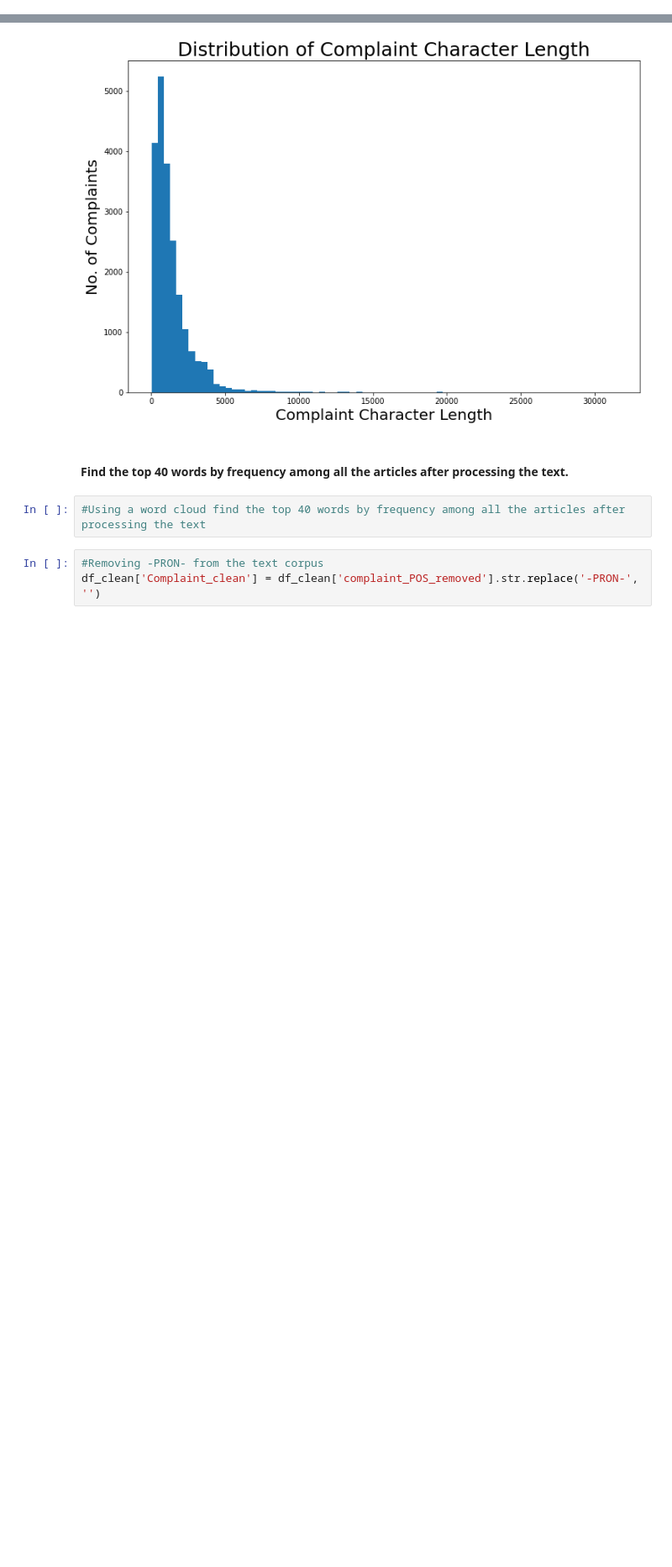
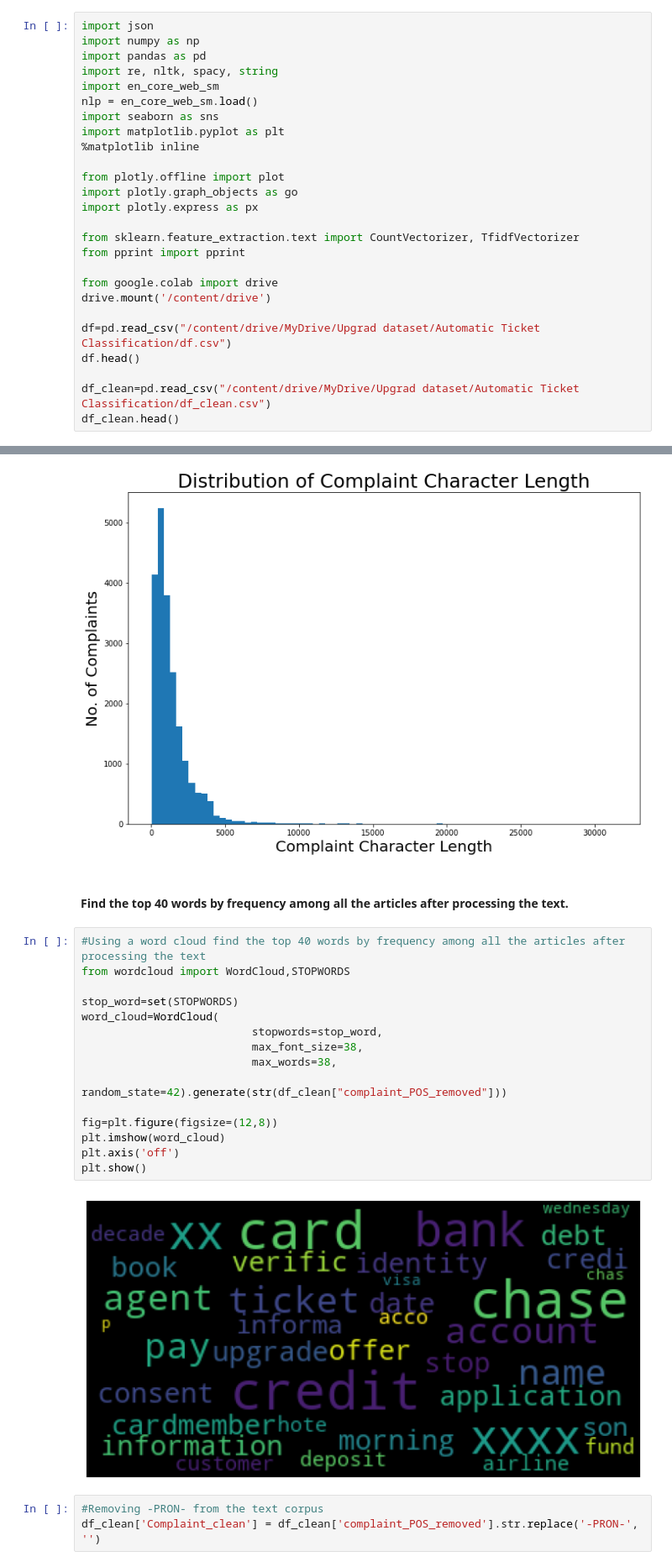
Before and after one commit to AxithChoudhary/Automatic_Ticket_Classification, a Jupyter notebook: Automatic_Ticket_Classification.ipynb, the cells around one changed output, grey strips where cells are left out. Shown at 84% size. Saved outputs shown, nothing was run; the diff lists cells and outputs as text; blank space fills up the shorter version.

```diff
--- a/Automatic_Ticket_Classification.ipynb
+++ b/Automatic_Ticket_Classification.ipynb
@@ -370,3 +367,29 @@ Write the code in this task to perform the following:
 *   Visualise the data according to the 'Complaint' character length
 *   Using a word cloud find the top 40 words by frequency among all the articles after processing the text
 *   Find the top unigrams,bigrams and trigrams by frequency among all the complaints after processing the text. ‘
+# %%
+import json
+import numpy as np
+import pandas as pd
+import re, nltk, spacy, string
+import en_core_web_sm
+nlp = en_core_web_sm.load()
+import seaborn as sns
+import matplotlib.pyplot as plt
+%matplotlib inline
+
+from plotly.offline import plot
+import plotly.graph_objects as go
+import plotly.express as px
+
+from sklearn.feature_extraction.text import CountVectorizer, TfidfVectorizer
+from pprint import pprint
+
+from google.colab import drive
+drive.mount('/content/drive')
+
+df=pd.read_csv("/content/drive/MyDrive/Upgrad dataset/Automatic Ticket Classification/df.csv")
+df.head()
+
+df_clean=pd.read_csv("/content/drive/MyDrive/Upgrad dataset/Automatic Ticket Classification/df_clean.csv")
+df_clean.head()
@@ -389,6 +421,21 @@ Text(0, 0.5, 'No. of Complaints')
 #### Find the top 40 words by frequency among all the articles after processing the text.
 # %%
 #Using a word cloud find the top 40 words by frequency among all the articles after processing the text
+from wordcloud import WordCloud,STOPWORDS
+
+stop_word=set(STOPWORDS)
+word_cloud=WordCloud(
+                          stopwords=stop_word,
+                          max_font_size=38,
+                          max_words=38,
+                          random_state=42).generate(str(df_clean["complaint_POS_removed"]))
+
+fig=plt.figure(figsize=(12,8))
+plt.imshow(word_cloud)
+plt.axis('off')
+plt.show()
+# %% [output]
+[figure, added]
 # %%
 #Removing -PRON- from the text corpus
 df_clean['Complaint_clean'] = df_clean['complaint_POS_removed'].str.replace('-PRON-', '')
```
Also changed, not shown: parts of 21 cells of this notebook.
